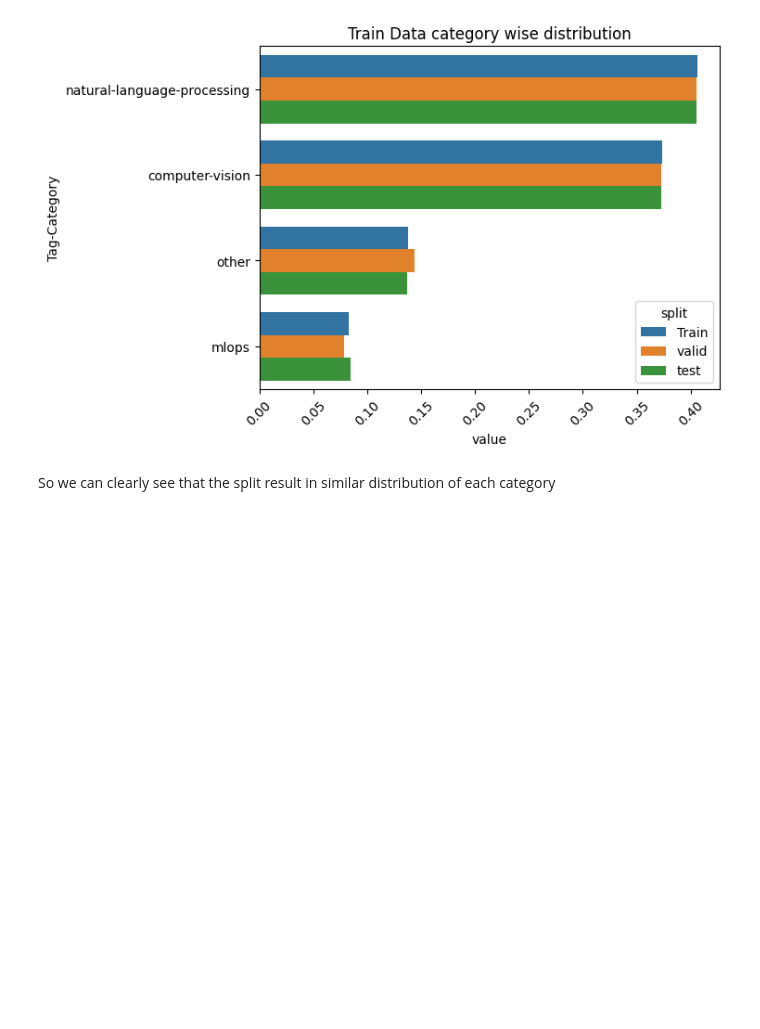
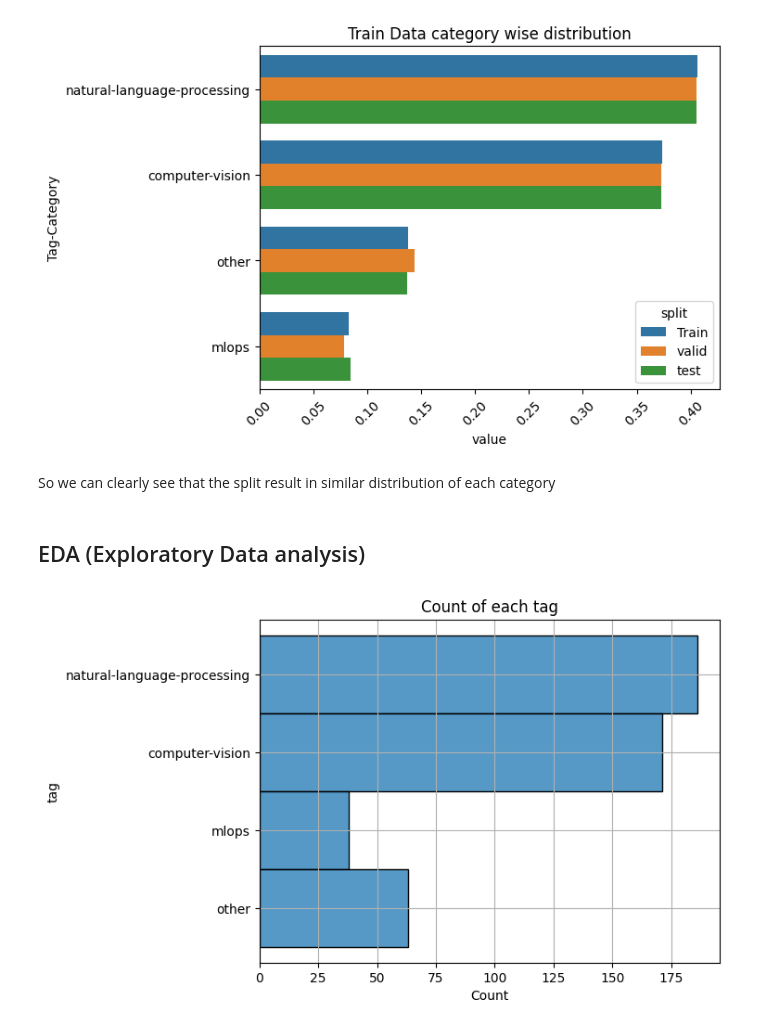
Before and after one commit to AniTho/Made-With-ML, a Jupyter notebook: notebook/1_data_processing.ipynb, the cells around one changed output. Cells and saved outputs as stored; diff of their text form; code cells hidden in the pictures; blank space fills up the shorter version.

Commit message:
Added some EDA visualization

```diff
--- a/notebook/1_data_processing.ipynb
+++ b/notebook/1_data_processing.ipynb
@@ -123,3 +128,12 @@ plt.title('Train Data category wise distribution');
 [figure]
 # %% [markdown]
 So we can clearly see that the split result in similar distribution of each category
+# %% [markdown]
+## EDA (Exploratory Data analysis)
+# %%
+# Check whether the data is balanced or imbalanced
+sns.histplot(train_data, y = 'tag')
+plt.title('Count of each tag')
+plt.grid(True);
+# %% [output]
+[figure, added]
```
Also changed, not shown: parts of 5 cells of this notebook.
